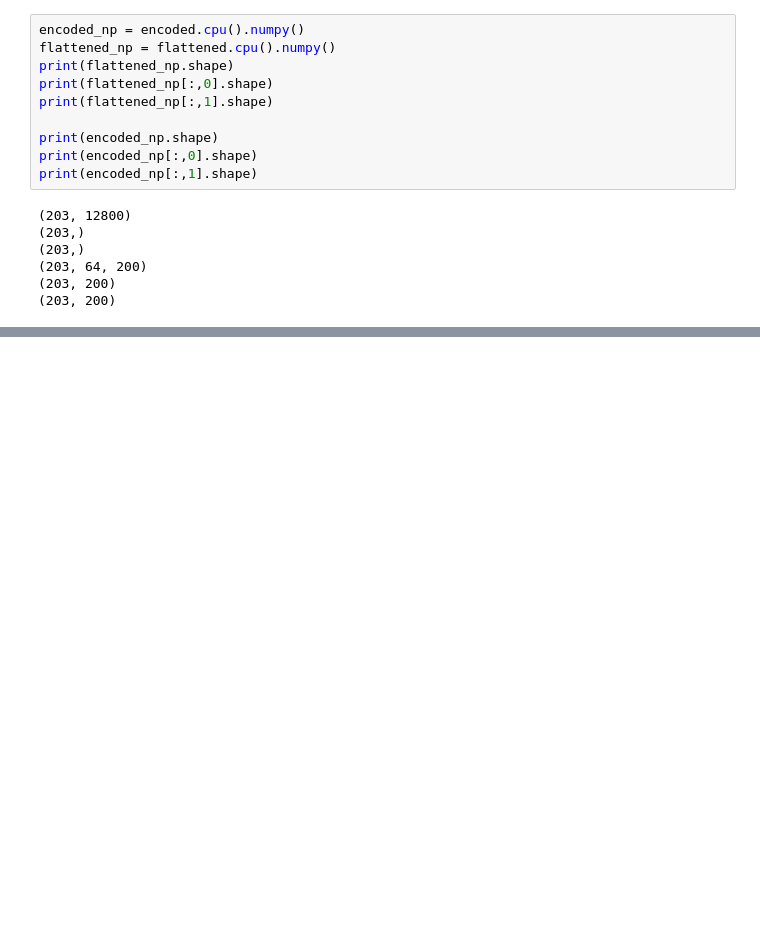
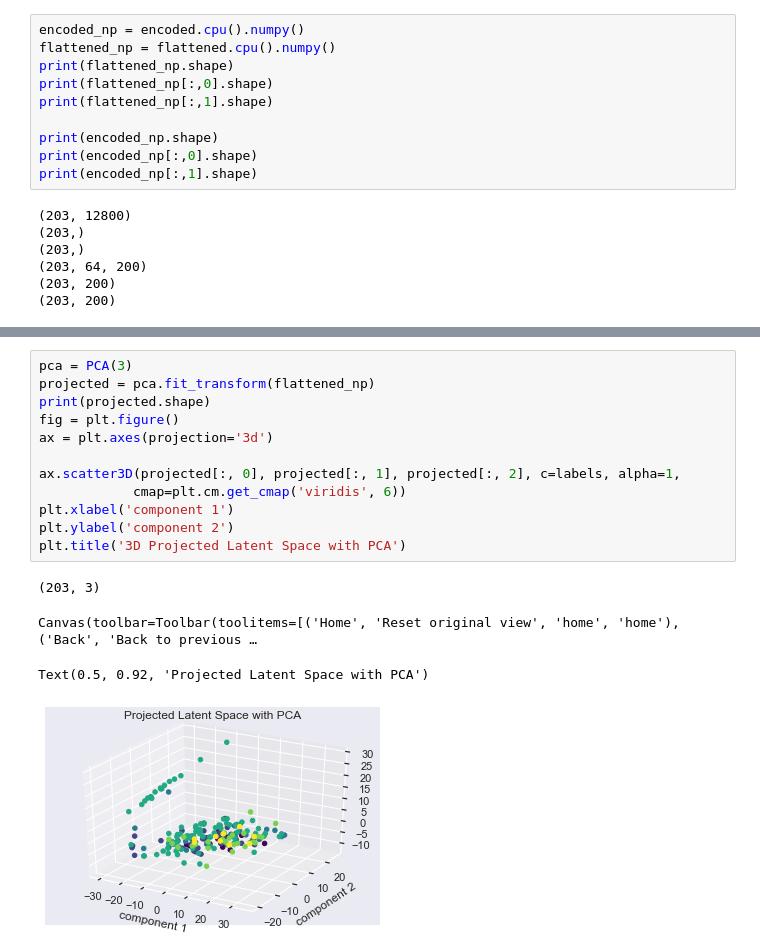
Before and after one commit to 18praveenb/orchestrator, a Jupyter notebook: latent-vectors/latent-space-visualization.ipynb, the cells around one changed output, grey strips where cells are left out. Saved outputs shown, nothing was run; the diff lists cells and outputs as text; blank space fills up the shorter version.

```diff
--- a/latent-vectors/latent-space-visualization.ipynb
+++ b/latent-vectors/latent-space-visualization.ipynb
@@ -85,0 +104,17 @@ print(encoded_np[:,1].shape)
+# %%
+pca = PCA(3)
+projected = pca.fit_transform(flattened_np)
+print(projected.shape)
+fig = plt.figure()
+ax = plt.axes(projection='3d')
+
+ax.scatter3D(projected[:, 0], projected[:, 1], projected[:, 2], c=labels, alpha=1,
+            cmap=plt.cm.get_cmap('viridis', 6))
+plt.xlabel('component 1')
+plt.ylabel('component 2')
+plt.title('3D Projected Latent Space with PCA')
+# %% [output]
+(203, 3)
+Canvas(toolbar=Toolbar(toolitems=[('Home', 'Reset original view', 'home', 'home'), ('Back', 'Back to previous …
+Text(0.5, 0.92, 'Projected Latent Space with PCA')
+[figure, added]
```
Also changed, not shown: parts of 6 cells of this notebook.
